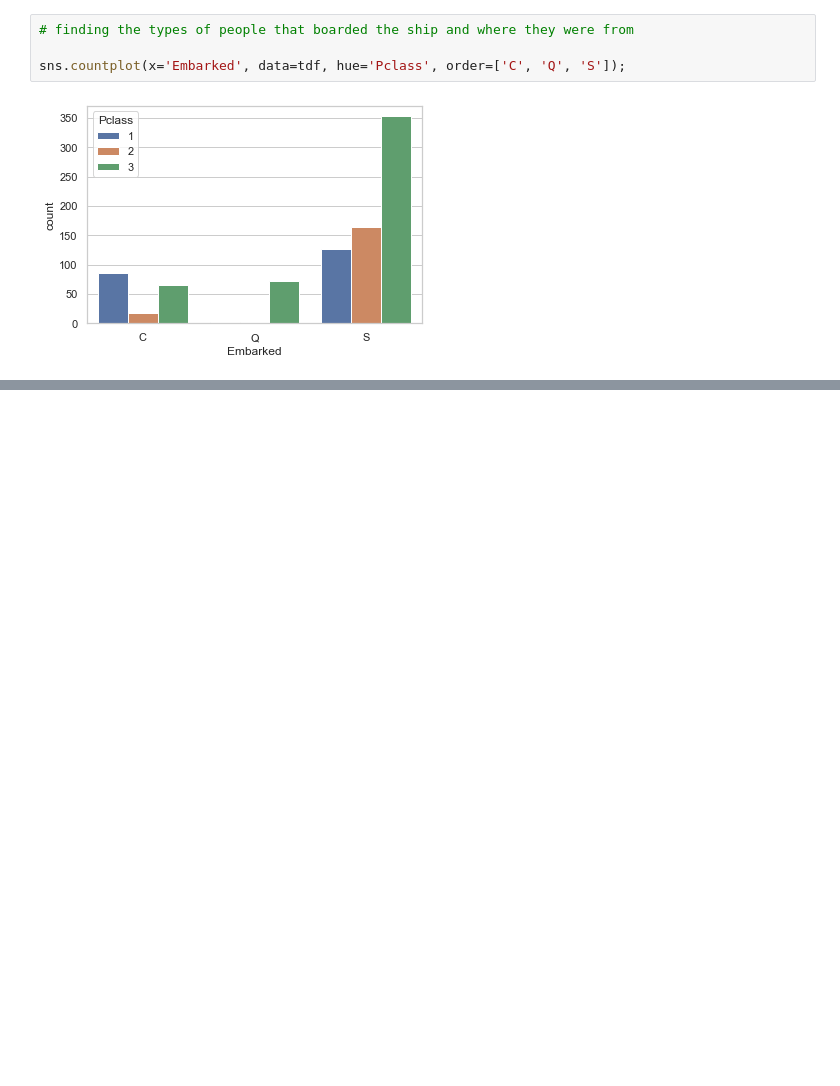
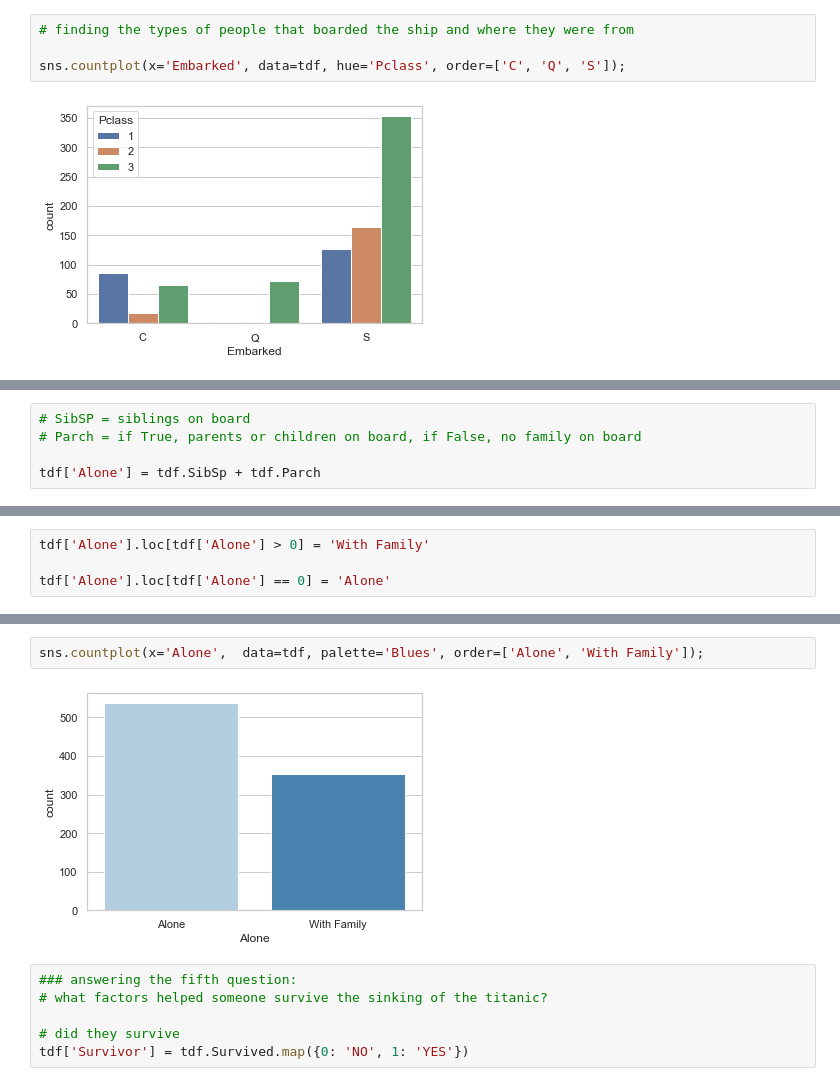
Before and after one commit to jry62/Titanic, a Jupyter notebook: Titanic_Proj.ipynb, the cells around one changed output, grey strips where cells are left out. Cells and saved outputs as stored; diff of their text form; blank space fills up the shorter version.

```diff
--- a/Titanic_Proj.ipynb
+++ b/Titanic_Proj.ipynb
@@ -263,0 +283,5 @@ sns.countplot(x='Embarked', data=tdf, hue='Pclass', order=['C', 'Q', 'S']);
+# %%
+# SibSP = siblings on board
+# Parch = if True, parents or children on board, if False, no family on board
+
+tdf['Alone'] = tdf.SibSp + tdf.Parch
@@ -263,0 +304,4 @@ sns.countplot(x='Embarked', data=tdf, hue='Pclass', order=['C', 'Q', 'S']);
+# %%
+tdf['Alone'].loc[tdf['Alone'] > 0] = 'With Family'
+
+tdf['Alone'].loc[tdf['Alone'] == 0] = 'Alone'
@@ -263,0 +326,10 @@ sns.countplot(x='Embarked', data=tdf, hue='Pclass', order=['C', 'Q', 'S']);
+# %%
+sns.countplot(x='Alone',  data=tdf, palette='Blues', order=['Alone', 'With Family']);
+# %% [output]
+[figure, added]
+# %%
+### answering the fifth question:
+# what factors helped someone survive the sinking of the titanic?
+
+# did they survive
+tdf['Survivor'] = tdf.Survived.map({0: 'NO', 1: 'YES'})
```
Also changed, not shown: parts of 10 cells of this notebook.
